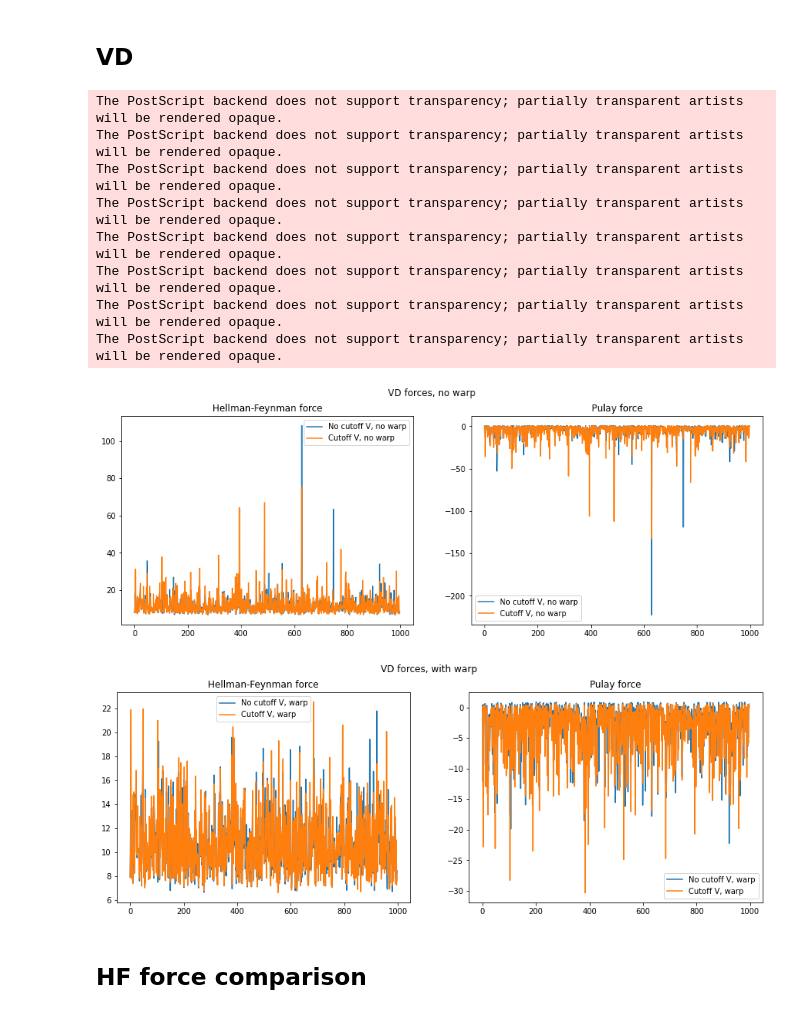
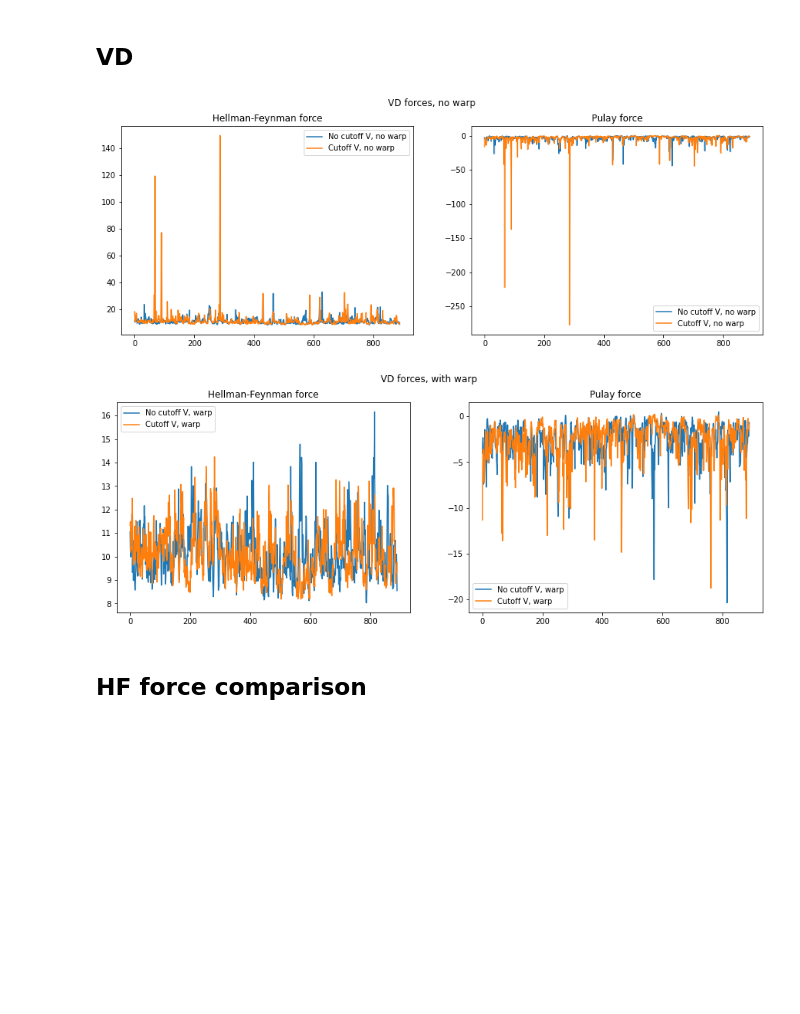
Before and after one commit to Jvanrhijn/pydmc, a Jupyter notebook: examples/comparison.ipynb, the cells around one changed output. Drawn from its saved outputs; the diff is of its cells as text; code cells hidden in the pictures; blank space fills up the shorter version.

```diff
--- a/examples/comparison.ipynb
+++ b/examples/comparison.ipynb
@@ -6,10 +6,10 @@ import scipy.special as spec
 
 q0 = 0.8253525490491695
 a0 = 1
-nconf = 1
+nconf = 50
 time_step = 1e-2
 reference_energy = 3.67603
-blocks = 10_000
+blocks = 100
 steps_per_block = 10
 # number of equilibration blocks
 neq = 10
@@ -148,48 +155,40 @@ The PostScript backend does not support transparency; partially transparent arti
 # %% [markdown]
 ## VD
 # %%
-bs = 100
+bs = 1
 
 flhf_cut, flpulay_cut, w = compute_forces(res_cut.force_accumulators[2])
 flhf_cut_warp, flpulay_cut_warp, w_cut_warp = compute_forces(res_cut.force_accumulators[3])
 
 flhf_nocut, flpulay_nocut, w_nocut = compute_forces(res_nocut.force_accumulators[2])
 flhf_nocut_warp, flpulay_nocut_warp, w_nocut_warp = compute_forces(res_nocut.force_accumulators[3])
 
 fig, axes = plt.subplots(nrows=1, ncols=2, figsize=(15, 5), sharey=False)
 fig.suptitle("VD forces, no warp")
 axes[0].plot(bin_samples(flhf_nocut[0, :], bs), label="No cutoff V, no warp")
 axes[0].plot(bin_samples(flhf_cut[0, :], bs), label="Cutoff V, no warp")
 axes[1].plot(bin_samples(flpulay_nocut[0, :], bs), label="No cutoff V, no warp")
 axes[1].plot(bin_samples(flpulay_cut[0, :], bs), label="Cutoff V, no warp")
 axes[0].set_title("Hellman-Feynman force"); axes[1].set_title("Pulay force")
 
 axes[0].legend();axes[1].legend()
-fig.savefig("VD_nowarp.eps")
+#fig.savefig("VD_nowarp.eps")
 
 fig, axes = plt.subplots(nrows=1, ncols=2, figsize=(15, 5), sharey=False)
 fig.suptitle("VD forces, with warp")
 axes[0].plot(bin_samples(flhf_nocut_warp[0, :], bs), label="No cutoff V, warp")
 axes[0].plot(bin_samples(flhf_cut_warp[0, :], bs), label="Cutoff V, warp")
 axes[1].plot(bin_samples(flpulay_nocut_warp[0, :], bs), label="No cutoff V, warp")
 axes[1].plot(bin_samples(flpulay_cut_warp[0, :], bs), label="Cutoff V, warp")
 axes[0].set_title("Hellman-Feynman force"); axes[1].set_title("Pulay force")
 
 axes[0].legend();axes[1].legend()
-fig.savefig("VD_warp.eps")
+#fig.savefig("VD_warp.eps")
 
 plt.show()
 # %% [output]
-The PostScript backend does not support transparency; partially transparent artists will be rendered opaque.
-The PostScript backend does not support transparency; partially transparent artists will be rendered opaque.
-The PostScript backend does not support transparency; partially transparent artists will be rendered opaque.
-The PostScript backend does not support transparency; partially transparent artists will be rendered opaque.
-The PostScript backend does not support transparency; partially transparent artists will be rendered opaque.
-The PostScript backend does not support transparency; partially transparent artists will be rendered opaque.
-The PostScript backend does not support transparency; partially transparent artists will be rendered opaque.
-The PostScript backend does not support transparency; partially transparent artists will be rendered opaque.
-[figure, old version]
+[figure, new version]
-[figure, old version]
+[figure, new version]
 # %% [markdown]
 ## HF force comparison
 # %%
```
Also changed, not shown: parts of 7 cells of this notebook, 1 other file.
